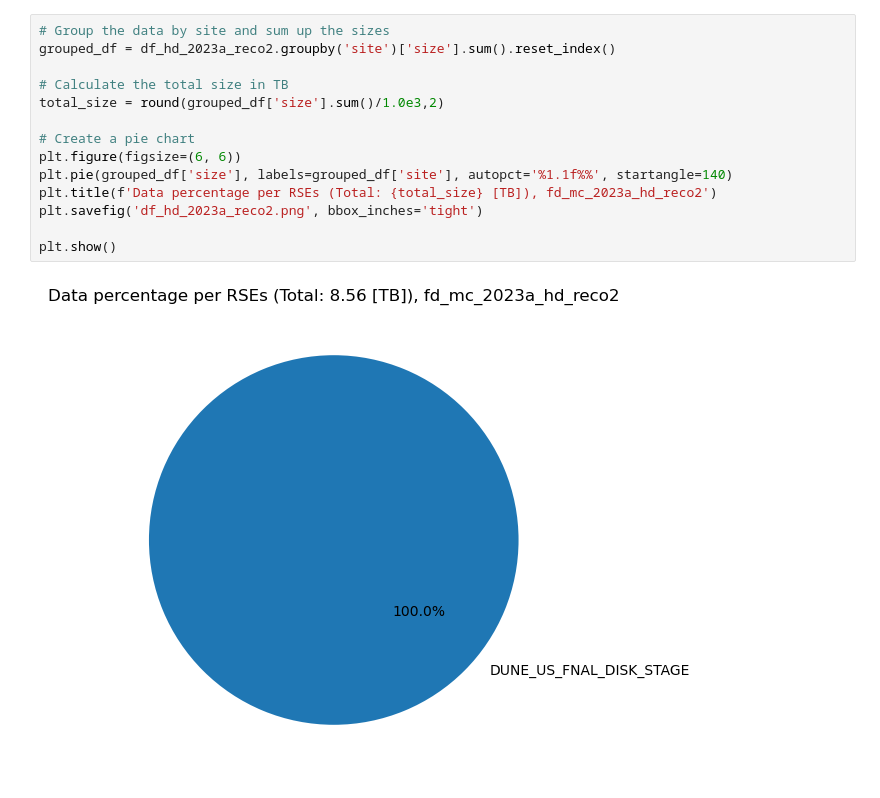
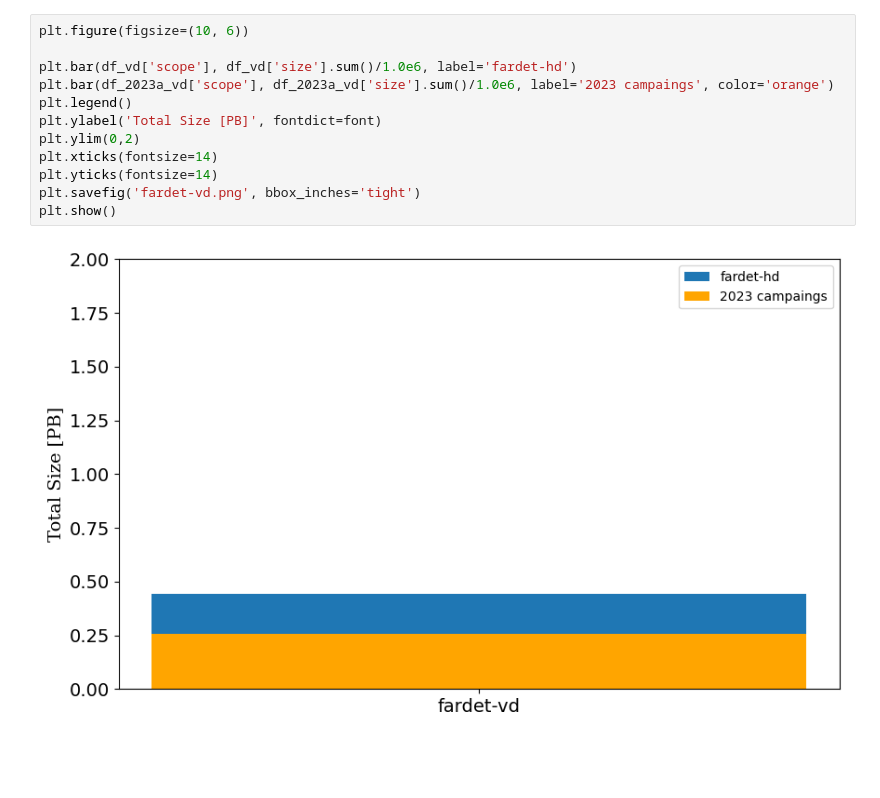
Before and after one commit to DUNE/data-mgmt-ops, a Jupyter notebook: data-collections-manager/notebooks/dcm_rucio_scopes_plots.ipynb, the cells around one changed output. Saved outputs shown, nothing was run; the diff lists cells and outputs as text; blank space fills up the shorter version.

```diff
--- a/data-collections-manager/notebooks/dcm_rucio_scopes_plots.ipynb
+++ b/data-collections-manager/notebooks/dcm_rucio_scopes_plots.ipynb
@@ -106,16 +56,14 @@ plt.show()
-# %%
-# Group the data by site and sum up the sizes
-grouped_df = df_hd_2023a_reco2.groupby('site')['size'].sum().reset_index()
-
-# Calculate the total size in TB
-total_size = round(grouped_df['size'].sum()/1.0e3,2)
-
-# Create a pie chart
-plt.figure(figsize=(6, 6))
-plt.pie(grouped_df['size'], labels=grouped_df['site'], autopct='%1.1f%%', startangle=140)
-plt.title(f'Data percentage per RSEs (Total: {total_size} [TB]), fd_mc_2023a_hd_reco2')
-plt.savefig('df_hd_2023a_reco2.png', bbox_inches='tight')
-
-plt.show()
-# %% [output]
-[figure, removed]
+# %%
+plt.figure(figsize=(10, 6))
+
+plt.bar(df_vd['scope'], df_vd['size'].sum()/1.0e6, label='fardet-hd')
+plt.bar(df_2023a_vd['scope'], df_2023a_vd['size'].sum()/1.0e6, label='2023 campaings', color='orange')
+plt.legend()
+plt.ylabel('Total Size [PB]', fontdict=font)
+plt.ylim(0,2)
+plt.xticks(fontsize=14)
+plt.yticks(fontsize=14)
+plt.savefig('fardet-vd.png', bbox_inches='tight')
+plt.show()
+# %% [output]
+[figure, added]
```
Also changed, not shown: parts of 23 cells of this notebook.
